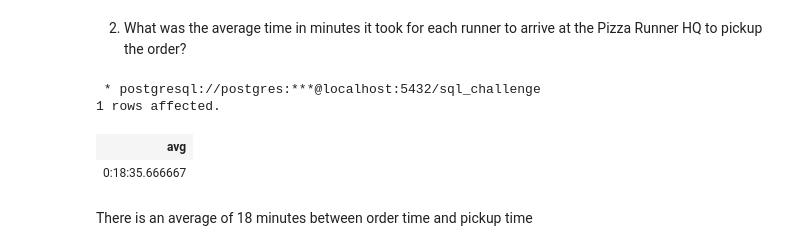
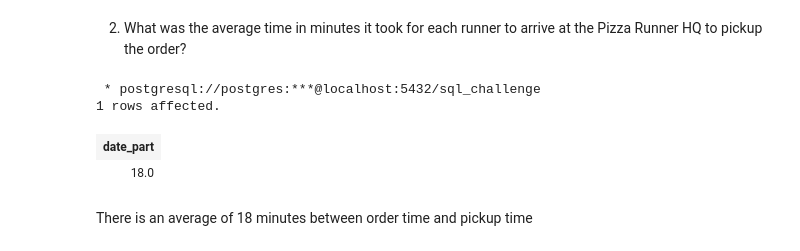
Before and after one commit to joshuaati/8_weeks_sql_challenge, a Jupyter notebook: week 2/01.ipynb, the cells around one changed output. Cells and saved outputs as stored; diff of their text form; code cells hidden in the pictures.

```diff
--- a/week 2/01.ipynb
+++ b/week 2/01.ipynb
@@ -331,18 +331,18 @@ ORDER BY 1;
 2. What was the average time in minutes it took for each runner to arrive at the Pizza Runner HQ to pickup the order?
 # %%
 %%sql
-SELECT AVG(minutes)
+SELECT DATE_PART('minutes', AVG(minutes))::integer
 FROM (
     SELECT (pickup_time - order_time) AS minutes
     FROM clean_customer_orders AS co
         JOIN clean_runner_orders AS ro
         ON co.order_id = ro.order_id
         WHERE ro.pickup_time IS NOT NULL) AS arrival_time
 # %% [output]
  * postgresql://postgres:***@localhost:5432/sql_challenge
 1 rows affected.
-| avg |
-| 0:18:35.666667 |
+| date_part |
+| 18.0 |
 # %% [markdown]
 There is an average of 18 minutes between order time and pickup time
 # %% [markdown]
```
Also changed, not shown: parts of 31 cells of this notebook.
